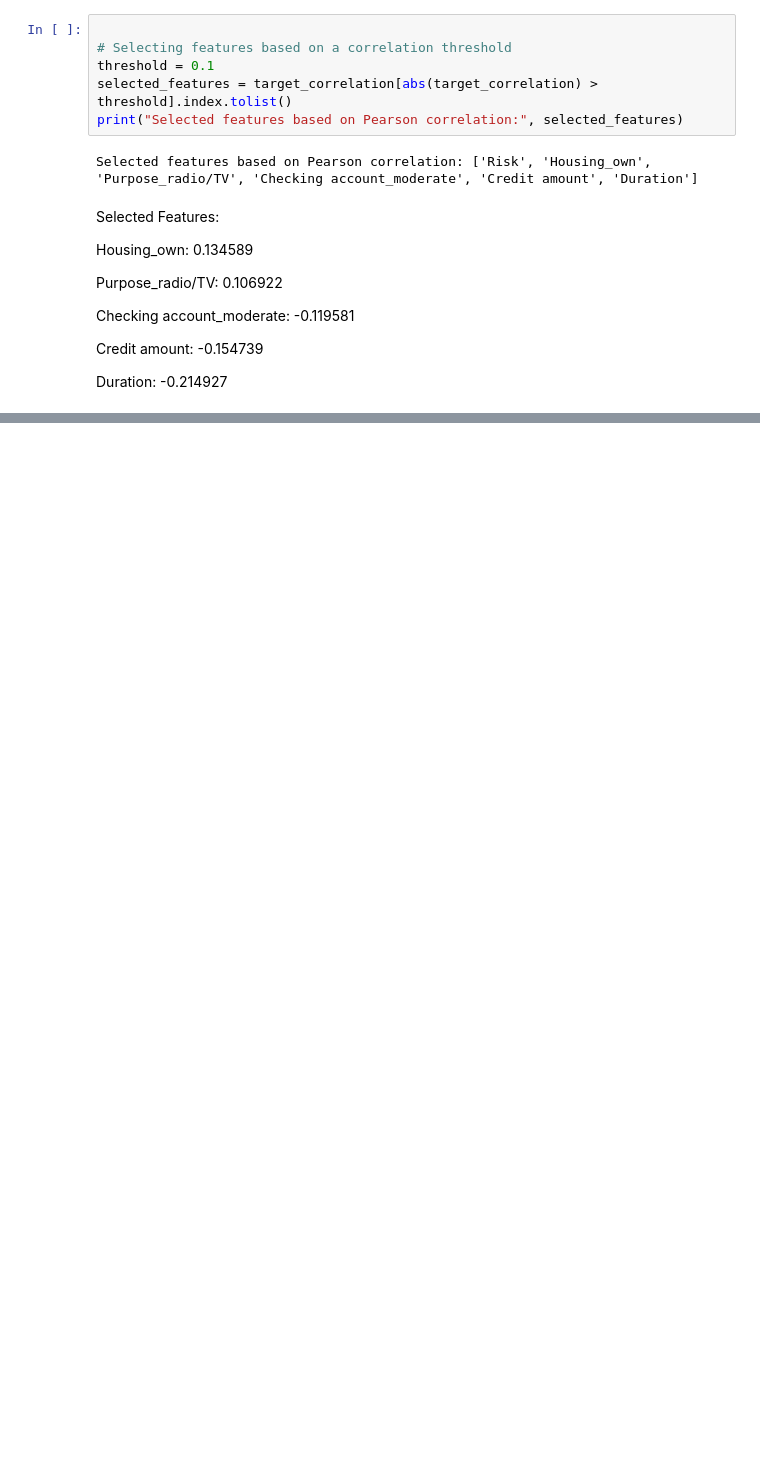
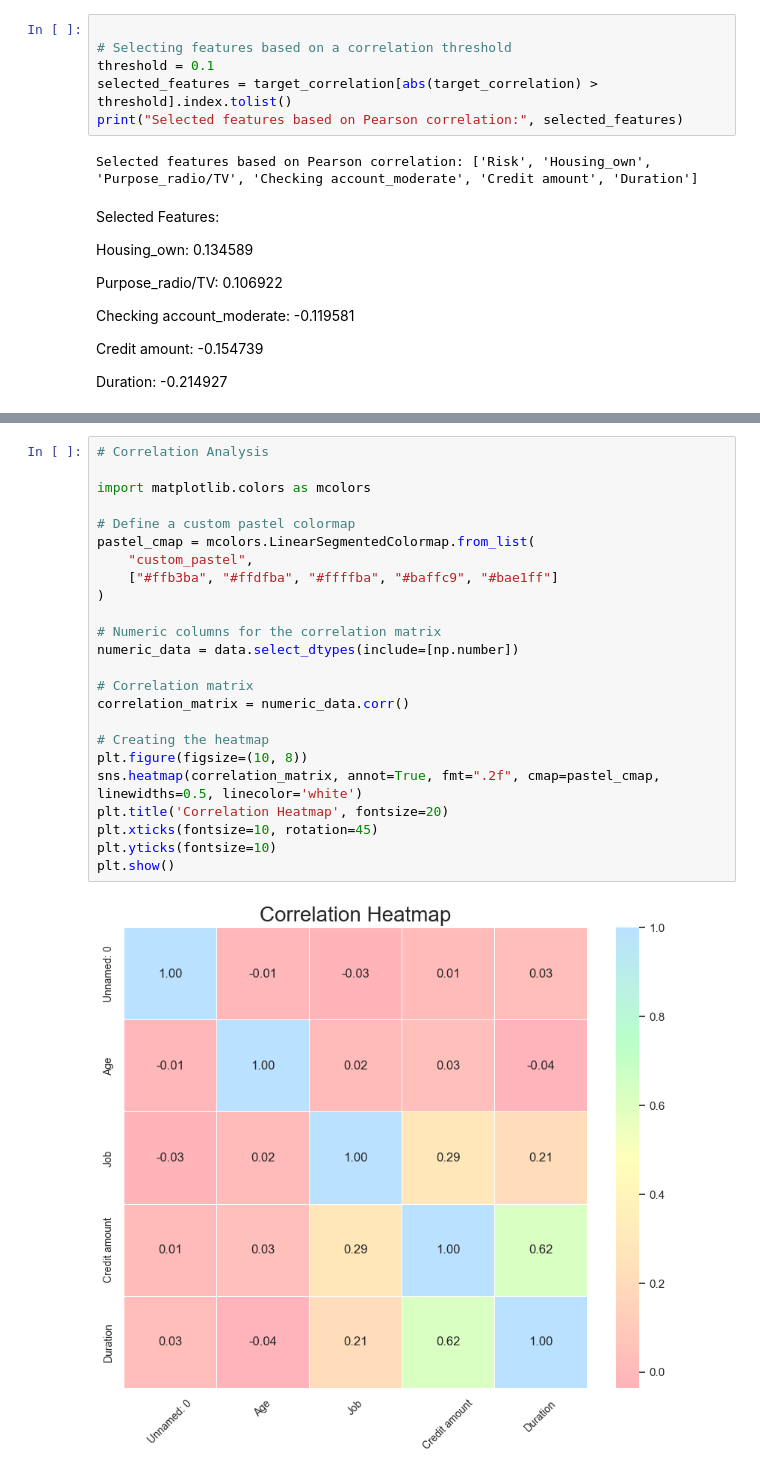
Before and after one commit to hamedahmed100/RR_project_HHRPTeam, a Jupyter notebook: data_preprocessing.ipynb, the cells around one changed output, grey strips where cells are left out. Drawn from its saved outputs; the diff is of its cells as text; blank space fills up the shorter version.

```diff
--- a/data_preprocessing.ipynb
+++ b/data_preprocessing.ipynb
@@ -152,0 +257,26 @@ Duration: -0.214927
+# %%
+# Correlation Analysis
+
+import matplotlib.colors as mcolors
+
+# Define a custom pastel colormap
+pastel_cmap = mcolors.LinearSegmentedColormap.from_list(
+    "custom_pastel",
+    ["#ffb3ba", "#ffdfba", "#ffffba", "#baffc9", "#bae1ff"]
+)
+
+# Numeric columns for the correlation matrix
+numeric_data = data.select_dtypes(include=[np.number])
+
+# Correlation matrix
+correlation_matrix = numeric_data.corr()
+
+# Creating the heatmap
+plt.figure(figsize=(10, 8))
+sns.heatmap(correlation_matrix, annot=True, fmt=".2f", cmap=pastel_cmap, linewidths=0.5, linecolor='white')
+plt.title('Correlation Heatmap', fontsize=20)
+plt.xticks(fontsize=10, rotation=45)
+plt.yticks(fontsize=10)
+plt.show()
+# %% [output]
+[figure, added]
```
Also changed, not shown: parts of 16 cells of this notebook.
